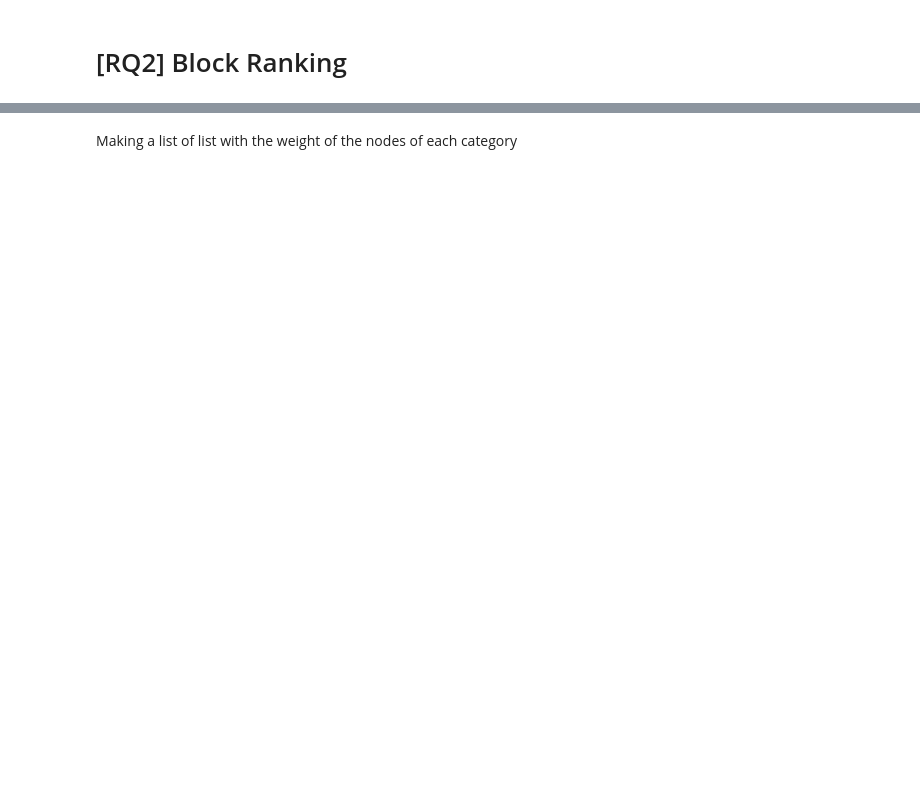
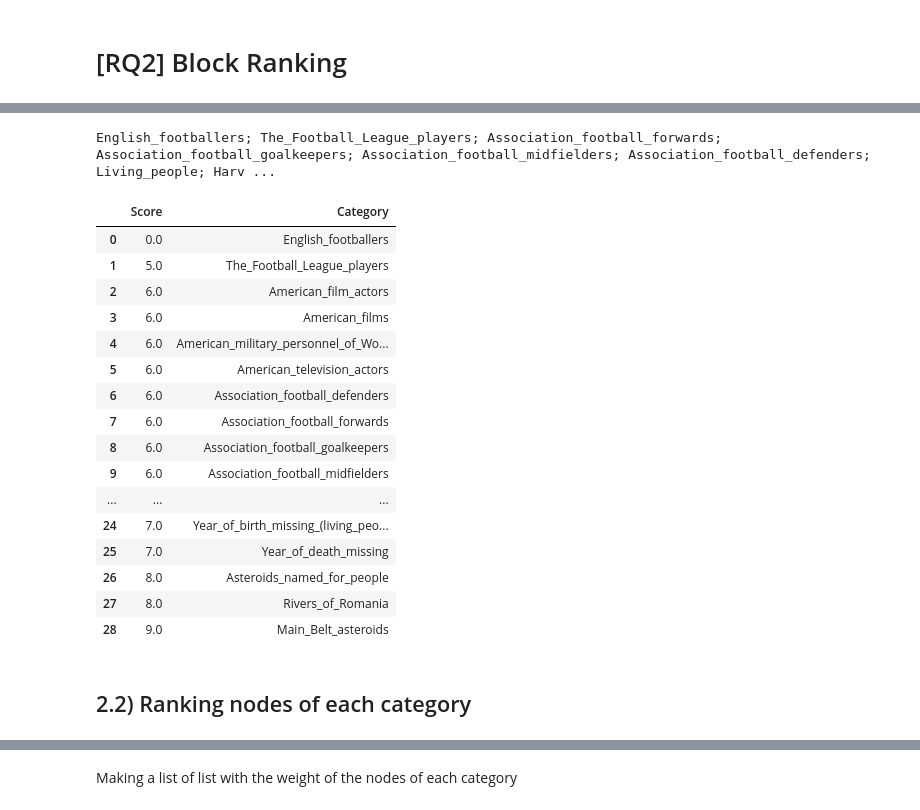
Before and after one commit to sanxlop/ADM-HW5-G12, a Jupyter notebook: Homework_5.ipynb, the cells around one changed output, grey strips where cells are left out. Drawn from its saved outputs; the diff is of its cells as text; code cells hidden in the pictures; blank space fills up the shorter version.

```diff
--- a/Homework_5.ipynb
+++ b/Homework_5.ipynb
@@ -153,0 +115,10 @@ nx.density(Gdir)
+# %%
+# Create a directed Graph
+Gdir = nx.DiGraph()
+# Insert Nodes
+Gdir.add_nodes_from(set_nodes)
+# Add Edges
+tuples_source_destination = [tuple(x) for x in reduced.values] # List of tuples of source destination
+Gdir.add_edges_from(tuples_source_destination)
+# Delete variable because is not used anymore
+del tuples_source_destination, reduced, set_nodes
@@ -345,7 +153,0 @@ def distance(C0, CI, n_nodes):
-# %%
-n_C0_nodes = 2
-C0 = 'English_footballers'
-block_ranking = [(0, C0)]
-for cat in categories_reduced.keys():
-    if cat != C0:
-        block_ranking.append((distance(C0, cat, n_C0_nodes), cat))
@@ -405,3 +153,0 @@ Average out degree:   2.4188
-# %%
-for node in set(C0_sub.nodes):
-    Gdir.node[node]['weight'] = len(list(C0_sub.in_edges(node)))
@@ -462,0 +273,45 @@ for node in list_nodes:
+# %%
+# Variable containing adjency dictionary of the directed graph
+dic_adj = dict(Gdir.adjacency())
+# Number of nodes of CO to compute the block ranking
+n_C0_nodes = 50
+# Name of CO category
+C0 = 'English_footballers'
+
+# Initiate block_ranking
+block_ranking = [(0, C0)]
+# Compute block ranking for all categories in categories_reduced
+for cat in categories_reduced.keys():
+    print(cat, end="; ") # Just to see which category is being proccessed
+    if cat != C0:
+        block_ranking.append((libgraph.distance(dic_adj, categories_reduced, C0, cat, n_C0_nodes), cat))
+
+# Sort the block ranking by the score obtained
+block_ranking.sort()
+# Create pandas data frame to manipulate block ranking
+pd_block_ranking = pd.DataFrame(block_ranking, columns=['Score','Category'])
+# %% [output]
+English_footballers; The_Football_League_players; Association_football_forwards; Association_football_goalkeepers; Association_football_midfielders; Association_football_defenders; Living_people; Harv ...
+# %%
+# Display block ranking
+display(pd_block_ranking)
+# %% [output]
+|  | Score | Category |
+| 0 | 0.0 | English_footballers |
+| 1 | 5.0 | The_Football_League_players |
+| 2 | 6.0 | American_film_actors |
+| 3 | 6.0 | American_films |
+| 4 | 6.0 | American_military_personnel_of_Wo... |
+| 5 | 6.0 | American_television_actors |
+| 6 | 6.0 | Association_football_defenders |
+| 7 | 6.0 | Association_football_forwards |
+| 8 | 6.0 | Association_football_goalkeepers |
+| 9 | 6.0 | Association_football_midfielders |
+| ... | ... | ... |
+| 24 | 7.0 | Year_of_birth_missing_(living_peo... |
+| 25 | 7.0 | Year_of_death_missing |
+| 26 | 8.0 | Asteroids_named_for_people |
+| 27 | 8.0 | Rivers_of_Romania |
+| 28 | 9.0 | Main_Belt_asteroids |
+# %% [markdown]
+## 2.2) Ranking nodes of each category
```
Also changed, not shown: parts of 101 cells of this notebook, 1 other file.
